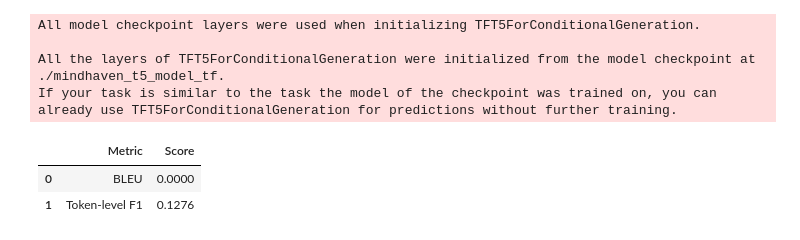
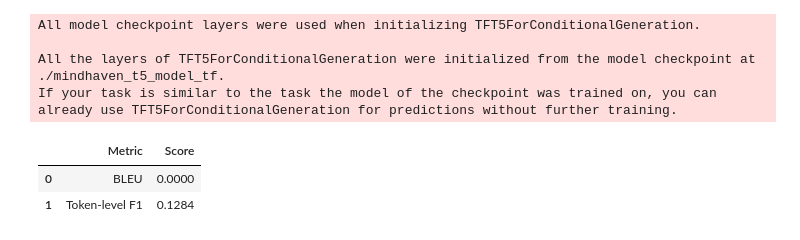
Before and after one commit to g-tumwesigye/Mindhaven_Chatbot, a Jupyter notebook: mindhaven-chatbot.ipynb, the cells around one changed output. Saved outputs shown, nothing was run; the diff lists cells and outputs as text; code cells hidden in the pictures.

```diff
--- a/mindhaven-chatbot.ipynb
+++ b/mindhaven-chatbot.ipynb
@@ -224,11 +325,11 @@ def ask_bot(question):
     outputs = model.generate(
         input_ids=inputs.input_ids,
         attention_mask=inputs.attention_mask,
-        max_length=100,
+        max_length=80,
         min_length=30,
-        no_repeat_ngram_size=3,
-        repetition_penalty=1.8,
-        num_beams=5,
+        no_repeat_ngram_size=2,
+        repetition_penalty=1.5,
+        num_beams=4,
         early_stopping=True
     )
 
@@ -315,32 +416,32 @@ references = [
 predictions = [ask_bot(q) for q in prompts]
 
 # Computing BLEU
 bleu_result = bleu.compute(predictions=predictions, references=[[r] for r in references])
 
 # F1
 def compute_token_f1(preds, refs):
-    total_f1 = 0.0
+    total_f1 = 0
     for pred, ref in zip(preds, refs):
         pred_tokens = set(pred.lower().split())
         ref_tokens = set(ref.lower().split())
         common = pred_tokens & ref_tokens
         if not common:
             continue
         precision = len(common) / len(pred_tokens)
         recall = len(common) / len(ref_tokens)
         f1 = 2 * precision * recall / (precision + recall)
         total_f1 += f1
     return total_f1 / len(preds)
 
 f1_score = compute_token_f1(predictions, references)
 
 # results
 import pandas as pd
 pd.DataFrame({
     "Metric": ["BLEU", "Token-level F1"],
     "Score": [round(bleu_result["bleu"], 4), round(f1_score, 4)]
 })
 # %% [output]
 |  | Metric | Score |
 | 0 | BLEU | 0.0000 |
-| 1 | Token-level F1 | 0.1276 |
+| 1 | Token-level F1 | 0.1284 |
```
Also changed, not shown: parts of 13 cells of this notebook.
